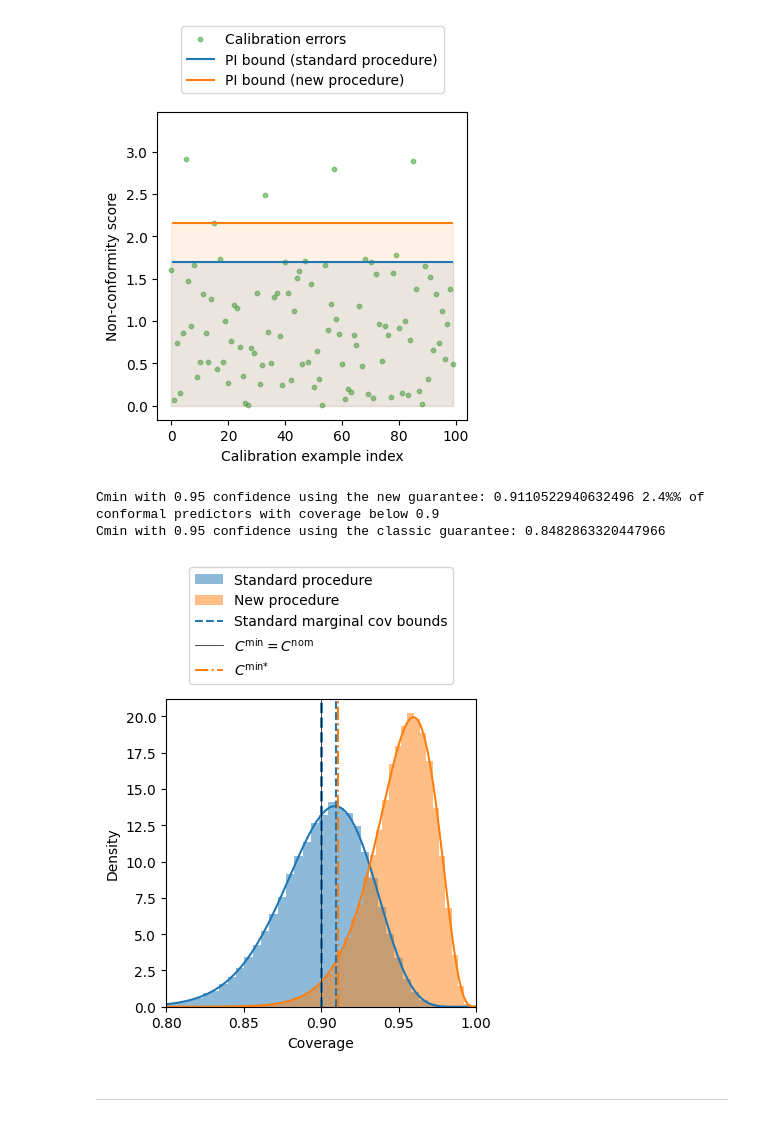
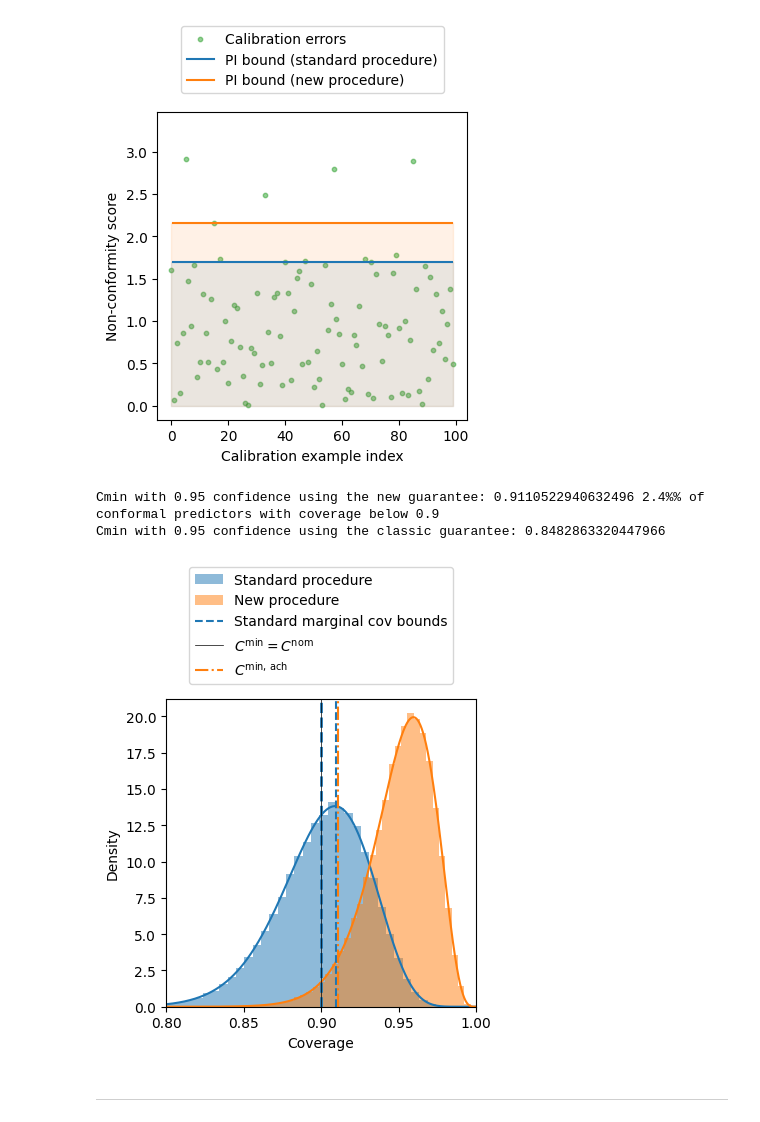
Before and after one commit to Miguel-San/Reliable-Conformal-Prediction, a Jupyter notebook: Examples/reliable_vs_classic_cp.ipynb, the cells around one changed output. Drawn from its saved outputs; the diff is of its cells as text; code cells hidden in the pictures.

Commit message:
Paper figures

```diff
--- a/Examples/reliable_vs_classic_cp.ipynb
+++ b/Examples/reliable_vs_classic_cp.ipynb
@@ -71,35 +71,35 @@ print(f"Cmin with {CONF} confidence using the classic guarantee: {np.quantile(cp
 
 xlims = [0.8, 1]
 x_space = np.linspace(xlims[0], xlims[1], 1000)
 
 fig, axs = plt.subplots(figsize=(4,4))
 
 # axs.plot(x_space, st.beta.pdf(x_space, a=(N+1)*cnom, b=(N+1)*(1-cnom)), color='tab:blue', linestyle='-', linewidth=1.5)
 axs.plot(x_space, st.beta.pdf(x_space, a=m_std, b=N-m_std+1), color='tab:blue', linestyle='-', linewidth=1.5)
 axs.hist(cp_cov, bins=50, alpha=0.5, label='Standard procedure', color='tab:blue', density=True)
 
 cov_dist = st.beta(m_new, N-m_new+1)
 axs.plot(x_space, cov_dist.pdf(x_space), color='tab:orange', linestyle='-', linewidth=1.5)
 axs.hist(ncp_cov, bins=50, alpha=0.5, label='New procedure', color='tab:orange', density=True)
 
 axs.axvline(cnom, color="tab:blue", linestyle="--", linewidth=2)
 axs.axvline(cnom+1/(N+1), color="tab:blue", linestyle="--", label="Standard marginal cov bounds")
 
 axs.axvline(cnom, color="k", linestyle="-", label="$C^\\text{min} = C^\\text{nom}$", linewidth=0.5)
-axs.axvline(np.quantile(ncp_cov, 1-CONF), color="tab:orange", linestyle="-.", label="$C^\\text{min*}$")
+axs.axvline(np.quantile(ncp_cov, 1-CONF), color="tab:orange", linestyle="-.", label="$C^\\text{min, ach}$")
 
 axs.set_xlim(xlims)
 axs.set_xlabel('Coverage')
 axs.set_ylabel('Density')
 
 axs.legend(loc='upper center', bbox_to_anchor=(0.5, 1.45))
 
 plt.savefig("cov_dist_new_n100.png", dpi=300, bbox_inches='tight')
 plt.show()
 # %% [output]
 Cmin with 0.95 confidence using the new guarantee: 0.9110522940632496 2.4%% of conformal predictors with coverage below 0.9
 Cmin with 0.95 confidence using the classic guarantee: 0.8482863320447966
-[figure, old version]
+[figure, new version]
 # %% [markdown]
 ---
 # %%
```
Also changed, not shown: 10 other files.
